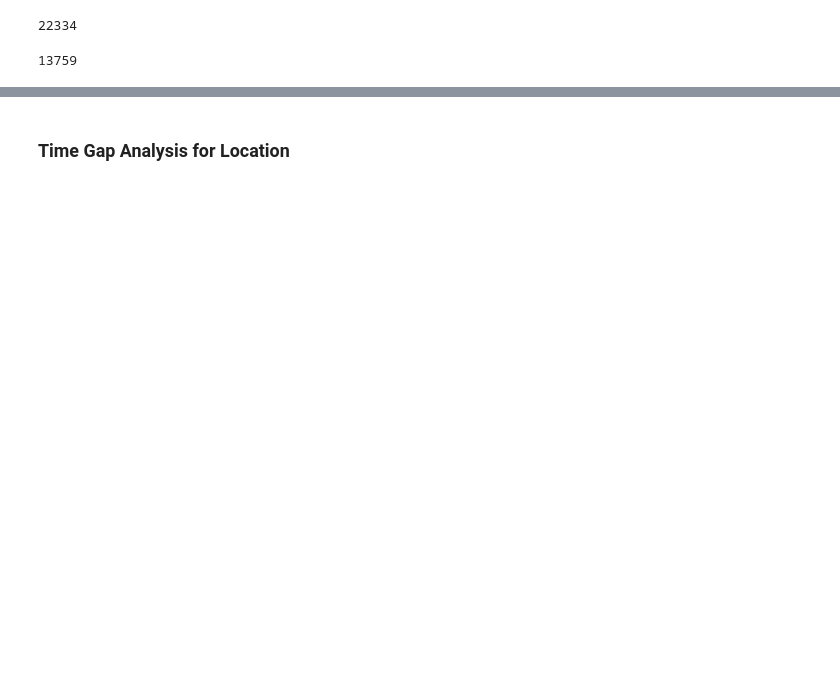
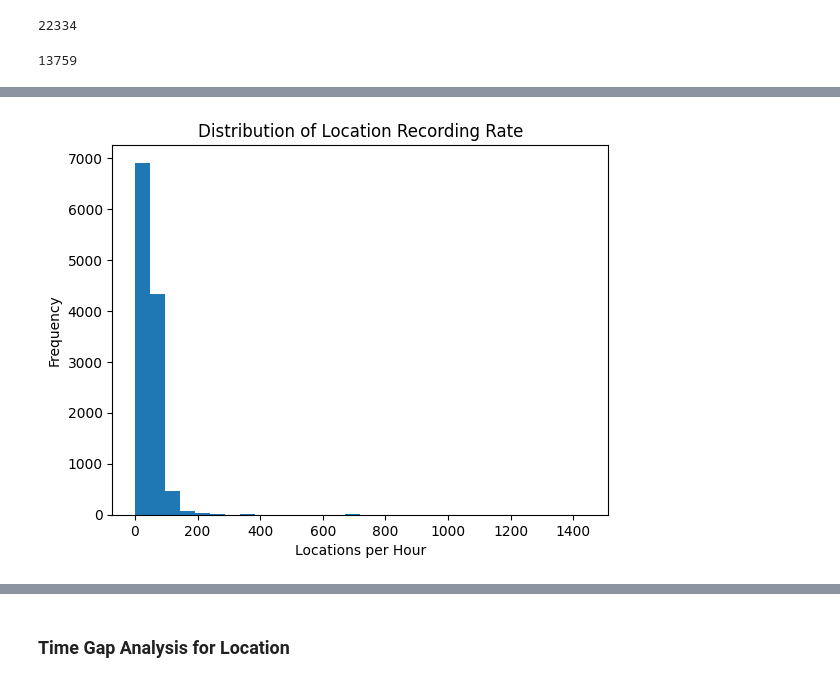
Before and after one commit to aishanipradhan/MSA_heatmap, a Jupyter notebook: EDA_TimeGap_Feb10.ipynb, the cells around one changed output, grey strips where cells are left out. Saved outputs shown, nothing was run; the diff lists cells and outputs as text; code cells hidden in the pictures; blank space fills up the shorter version.

```diff
--- a/EDA_TimeGap_Feb10.ipynb
+++ b/EDA_TimeGap_Feb10.ipynb
@@ -221,0 +215,24 @@ display(result)
+# %%
+gps_stats_filtered = gps_stats[
+    gps_stats["session_length"].dt.total_seconds() > 0
+].copy()
+
+gps_stats_filtered["session_length_hours"] = (
+    gps_stats_filtered["session_length"].dt.total_seconds() / 3600
+)
+
+gps_stats_filtered["locations_per_hour"] = (
+    gps_stats_filtered["total_rows"] /
+    gps_stats_filtered["session_length_hours"]
+)
+# %%
+import matplotlib.pyplot as plt
+
+plt.figure()
+plt.hist(gps_stats_filtered["locations_per_hour"].dropna(), bins=30)
+plt.xlabel("Locations per Hour")
+plt.ylabel("Frequency")
+plt.title("Distribution of Location Recording Rate")
+plt.show()
+# %% [output]
+[figure, added]
```
Also changed, not shown: parts of 21 cells of this notebook.
